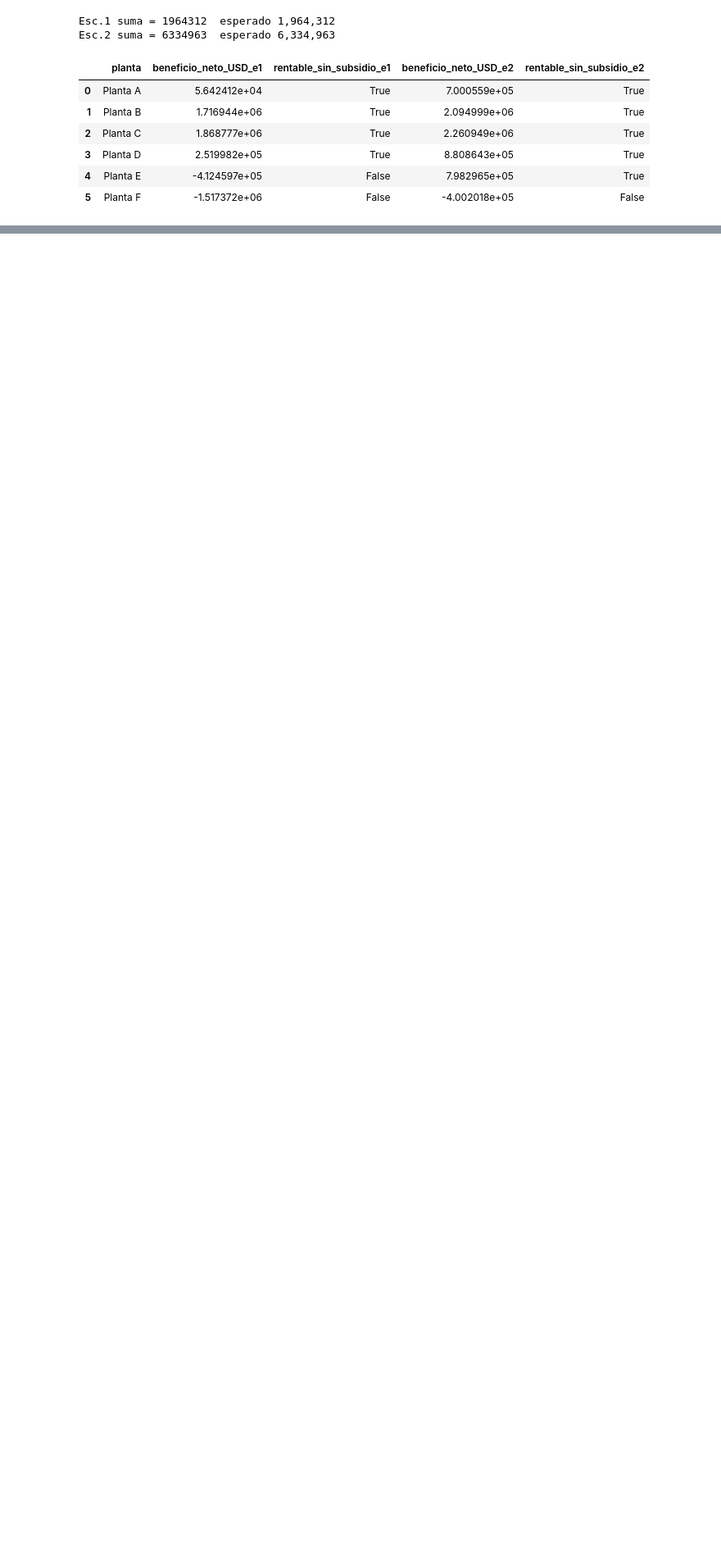
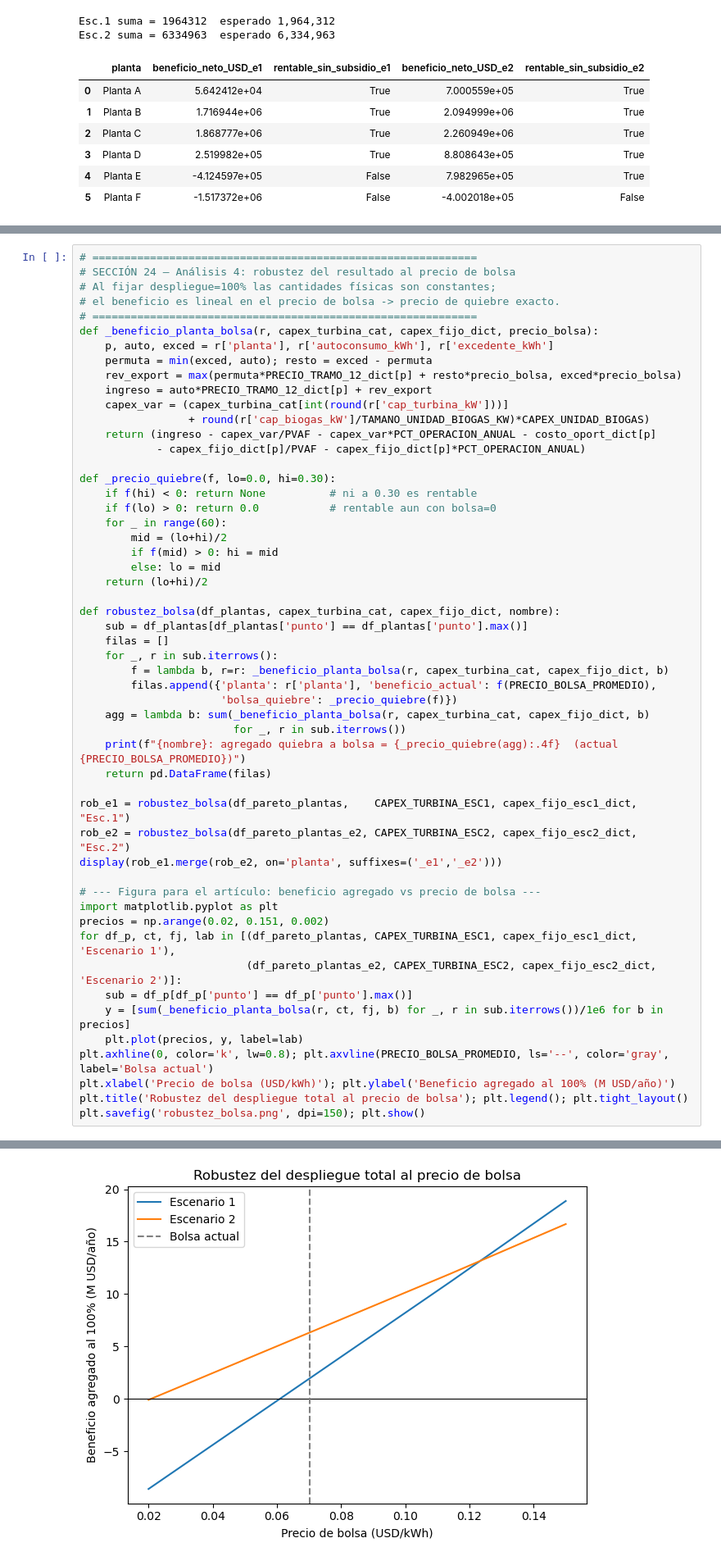
Before and after one commit to juncal0/valorizacion-biomasa-palma, a Jupyter notebook: 01_notebook_v3_CAPEX_corregido.ipynb, the cells around one changed output, grey strips where cells are left out. Shown at 82% size. Cells and saved outputs as stored; diff of their text form; blank space fills up the shorter version.

Commit message:
Analisis 4: robustez al precio de bolsa; Esc.2 robusto (70%), Esc.1 fragil (13%)

```diff
--- a/01_notebook_v3_CAPEX_corregido.ipynb
+++ b/01_notebook_v3_CAPEX_corregido.ipynb
@@ -4939,0 +4981,54 @@ Esc.2 suma = 6334963  esperado 6,334,963
+# %%
+# ============================================================
+# SECCIÓN 24 — Análisis 4: robustez del resultado al precio de bolsa
+# Al fijar despliegue=100% las cantidades físicas son constantes;
+# el beneficio es lineal en el precio de bolsa -> precio de quiebre exacto.
+# ============================================================
+def _beneficio_planta_bolsa(r, capex_turbina_cat, capex_fijo_dict, precio_bolsa):
+    p, auto, exced = r['planta'], r['autoconsumo_kWh'], r['excedente_kWh']
+    permuta = min(exced, auto); resto = exced - permuta
+    rev_export = max(permuta*PRECIO_TRAMO_12_dict[p] + resto*precio_bolsa, exced*precio_bolsa)
+    ingreso = auto*PRECIO_TRAMO_12_dict[p] + rev_export
+    capex_var = (capex_turbina_cat[int(round(r['cap_turbina_kW']))]
+                 + round(r['cap_biogas_kW']/TAMANO_UNIDAD_BIOGAS_KW)*CAPEX_UNIDAD_BIOGAS)
+    return (ingreso - capex_var/PVAF - capex_var*PCT_OPERACION_ANUAL - costo_oport_dict[p]
+            - capex_fijo_dict[p]/PVAF - capex_fijo_dict[p]*PCT_OPERACION_ANUAL)
+
+def _precio_quiebre(f, lo=0.0, hi=0.30):
+    if f(hi) < 0: return None          # ni a 0.30 es rentable
+    if f(lo) > 0: return 0.0           # rentable aun con bolsa=0
+    for _ in range(60):
+        mid = (lo+hi)/2
+        if f(mid) > 0: hi = mid
+        else: lo = mid
+    return (lo+hi)/2
+
+def robustez_bolsa(df_plantas, capex_turbina_cat, capex_fijo_dict, nombre):
+    sub = df_plantas[df_plantas['punto'] == df_plantas['punto'].max()]
+    filas = []
+    for _, r in sub.iterrows():
+        f = lambda b, r=r: _beneficio_planta_bolsa(r, capex_turbina_cat, capex_fijo_dict, b)
+        filas.append({'planta': r['planta'], 'beneficio_actual': f(PRECIO_BOLSA_PROMEDIO),
+                      'bolsa_quiebre': _precio_quiebre(f)})
+    agg = lambda b: sum(_beneficio_planta_bolsa(r, capex_turbina_cat, capex_fijo_dict, b)
+                        for _, r in sub.iterrows())
+    print(f"{nombre}: agregado quiebra a bolsa = {_precio_quiebre(agg):.4f}  (actual {PRECIO_BOLSA_PROMEDIO})")
+    return pd.DataFrame(filas)
+
+rob_e1 = robustez_bolsa(df_pareto_plantas,    CAPEX_TURBINA_ESC1, capex_fijo_esc1_dict, "Esc.1")
+rob_e2 = robustez_bolsa(df_pareto_plantas_e2, CAPEX_TURBINA_ESC2, capex_fijo_esc2_dict, "Esc.2")
+display(rob_e1.merge(rob_e2, on='planta', suffixes=('_e1','_e2')))
+
+# --- Figura para el artículo: beneficio agregado vs precio de bolsa ---
+import matplotlib.pyplot as plt
+precios = np.arange(0.02, 0.151, 0.002)
+for df_p, ct, fj, lab in [(df_pareto_plantas, CAPEX_TURBINA_ESC1, capex_fijo_esc1_dict, 'Escenario 1'),
+                          (df_pareto_plantas_e2, CAPEX_TURBINA_ESC2, capex_fijo_esc2_dict, 'Escenario 2')]:
+    sub = df_p[df_p['punto'] == df_p['punto'].max()]
+    y = [sum(_beneficio_planta_bolsa(r, ct, fj, b) for _, r in sub.iterrows())/1e6 for b in precios]
+    plt.plot(precios, y, label=lab)
+plt.axhline(0, color='k', lw=0.8); plt.axvline(PRECIO_BOLSA_PROMEDIO, ls='--', color='gray', label='Bolsa actual')
+plt.xlabel('Precio de bolsa (USD/kWh)'); plt.ylabel('Beneficio agregado al 100% (M USD/año)')
+plt.title('Robustez del despliegue total al precio de bolsa'); plt.legend(); plt.tight_layout()
+plt.savefig('robustez_bolsa.png', dpi=150); plt.show()
+# %% [output]
@@ -4939,0 +5044 @@ Esc.2 suma = 6334963  esperado 6,334,963
+[figure, added]
```
Also changed, not shown: parts of 3 cells of this notebook, 2 other files.
